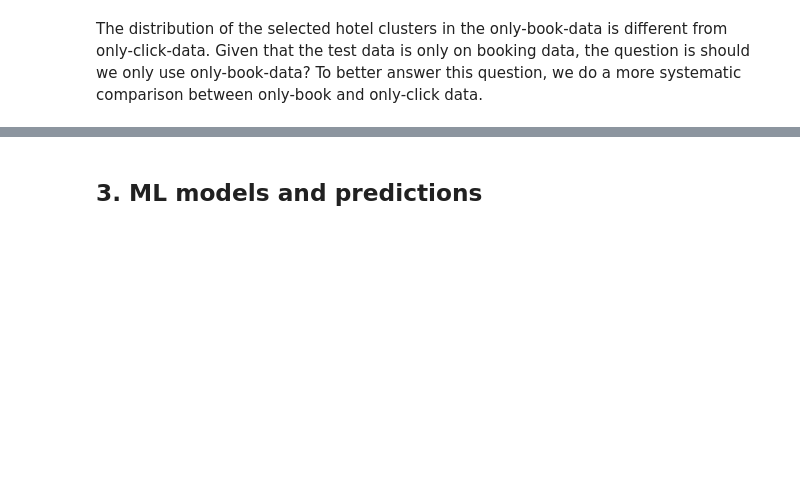
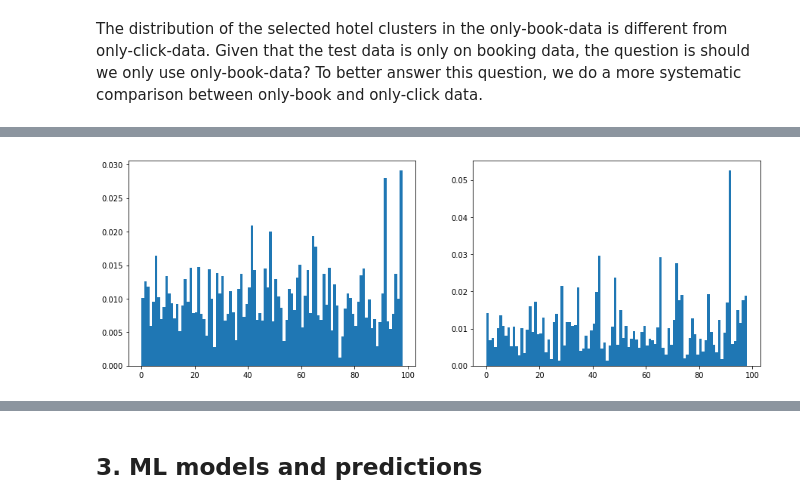
Before and after one commit to hamedrazavi/expedia_hotel_recommendations, a Jupyter notebook: expedia_hotel_recommendataions.ipynb, the cells around one changed output, grey strips where cells are left out. Drawn from its saved outputs; the diff is of its cells as text; code cells hidden in the pictures; blank space fills up the shorter version.

Commit message:
started studying the correlations between hotel_cluster and the rest of the features

```diff
--- a/expedia_hotel_recommendataions.ipynb
+++ b/expedia_hotel_recommendataions.ipynb
@@ -291,0 +304,8 @@ plt.plot((clusterNB - clusterB) / clusterB * 100, '.-')
+# %%
+plt.subplots(1, 2, figsize = (15, 5))
+plt.subplot(1, 2, 1)
+plt.hist(sample_train_pd.loc[sample_train_pd['srch_children_cnt'] <= 2, 'hotel_cluster'], bins = range(99), density=True);
+plt.subplot(1, 2, 2)
+plt.hist(sample_train_pd.loc[sample_train_pd['srch_children_cnt'] > 2, 'hotel_cluster'], bins = range(99), density=True);
+# %% [output]
+[figure, added]
```
Also changed, not shown: parts of 14 cells of this notebook.
